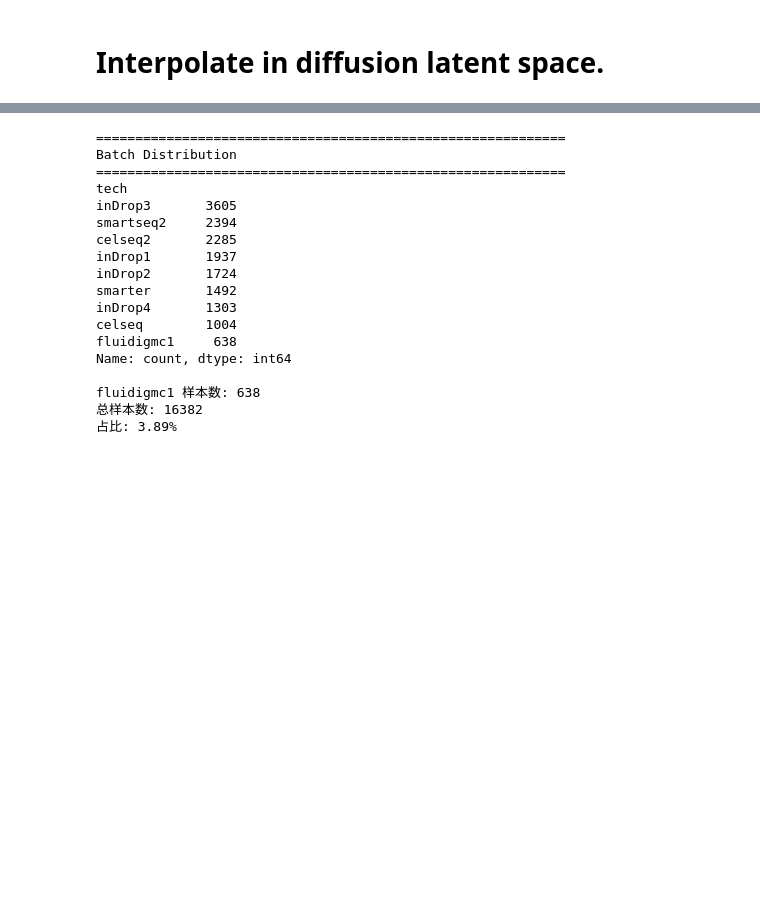
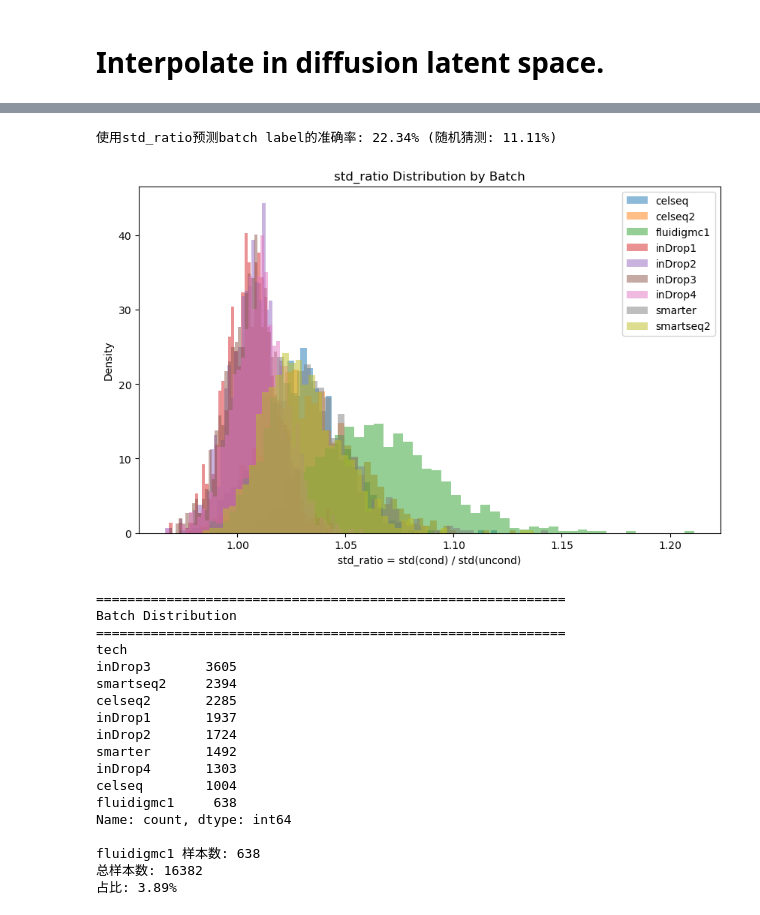
Before and after one commit to LangtianM/scDeepSim, a Jupyter notebook: experiments/batch_effect.ipynb, the cells around one changed output, grey strips where cells are left out. Saved outputs shown, nothing was run; the diff lists cells and outputs as text; code cells hidden in the pictures; blank space fills up the shorter version.

```diff
--- a/experiments/batch_effect.ipynb
+++ b/experiments/batch_effect.ipynb
@@ -352,3 +412,69 @@ UMAP completed. Generating visualizations...
+# %%
+# 测试：std_ratio是否能预测batch label？
+from sklearn.preprocessing import LabelEncoder
+from sklearn.linear_model import LogisticRegression
+from sklearn.model_selection import cross_val_score
+
+model = diffusion.ema_model if diffusion.hparams.use_ema else diffusion.model
+model.eval()
+device = next(model.parameters()).device
+
+le = LabelEncoder()
+le.fit(batch_labels)
+
+# 使用真实数据的潜在表示
+torch.manual_seed(42)
+n_test = 1000
+x_test = torch.randn(n_test, diffusion.hparams.input_dim, device=device)
+t_test = torch.full((n_test,), 500, device=device, dtype=torch.long)
+
+def std_per_sample(x):
+    return torch.std(x, dim=1, keepdim=True)
+
+# 收集每个batch的std_ratio分布
+all_std_ratios = []
+all_labels = []
+
+with torch.no_grad():
+    null_logits = model.forward(x_test, t_test, labels=None, cond_drop_prob=1.0)
+    null_std = std_per_sample(null_logits)
+
+    for batch_name in le.classes_:
+        batch_idx = le.transform([batch_name])[0]
+        labels = torch.full((n_test,), batch_idx, device=device, dtype=torch.long)
+
+        cond_logits = model.forward(x_test, t_test, labels=labels)
+        cond_std = std_per_sample(cond_logits)
+
+        std_ratio = (cond_std / (null_std + 1e-8)).squeeze().cpu().numpy()
+
+        all_std_ratios.extend(std_ratio)
+        all_labels.extend([batch_idx] * n_test)
+
+all_std_ratios = np.array(all_std_ratios).reshape(-1, 1)
+all_labels = np.array(all_labels)
+
+# 用std_ratio预测batch label
+clf = LogisticRegression(max_iter=1000)
+scores = cross_val_score(clf, all_std_ratios, all_labels, cv=5)
+print(f"\n使用std_ratio预测batch label的准确率: {scores.mean():.2%} (随机猜测: {1/len(le.classes_):.2%})")
+
+import matplotlib.pyplot as plt
+
+fig, ax = plt.subplots(figsize=(10, 6))
+for batch_name in le.classes_:
+    batch_idx = le.transform([batch_name])[0]
+    mask = (all_labels == batch_idx)
+    ax.hist(all_std_ratios[mask], bins=50, alpha=0.5, label=batch_name, density=True)
+
+ax.set_xlabel('std_ratio = std(cond) / std(uncond)')
+ax.set_ylabel('Density')
+ax.set_title('std_ratio Distribution by Batch')
+ax.legend()
+plt.show()
+# %% [output]
+使用std_ratio预测batch label的准确率: 22.34% (随机猜测: 11.11%)
+[figure, added]
 # %%
 print("="*60)
 print("Batch Distribution")
```
Also changed, not shown: parts of 14 cells of this notebook, 2 other files.
